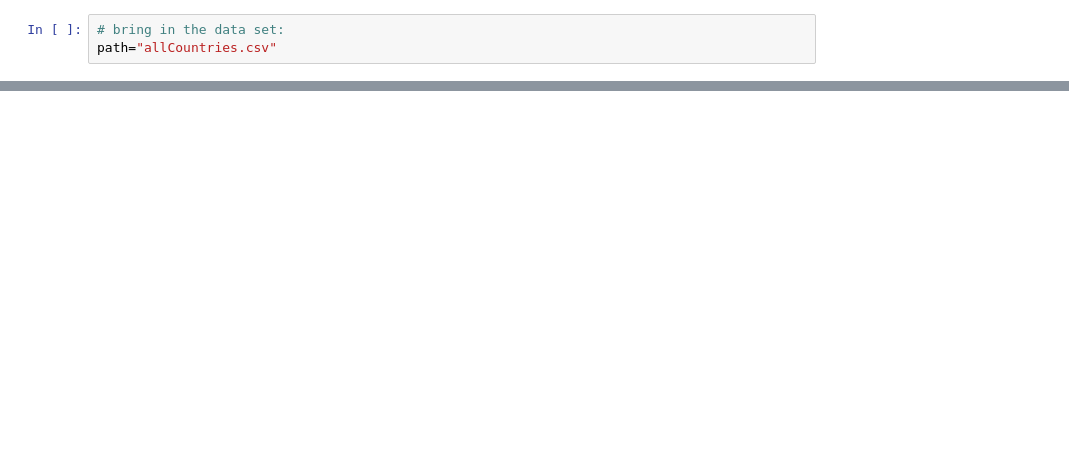
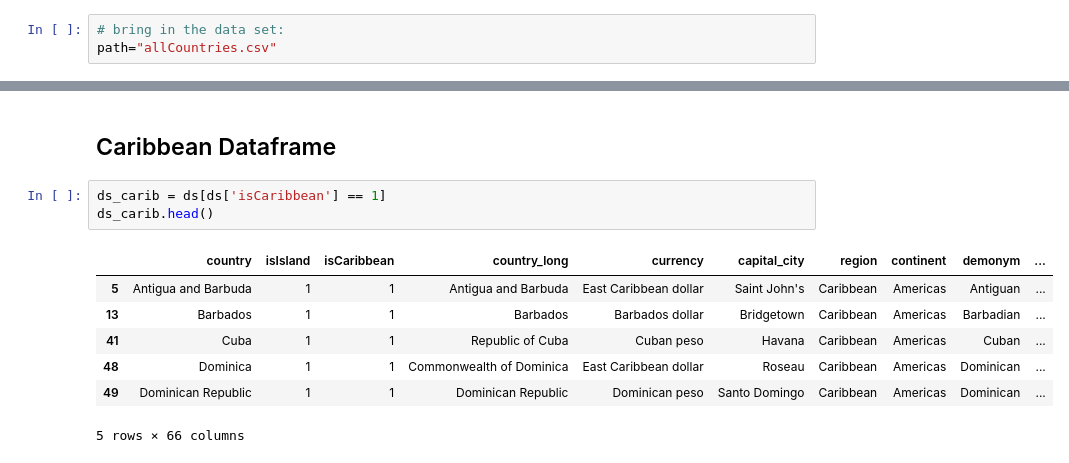
Before and after one commit to banditFox/discoveringIslands, a Jupyter notebook: discoveringIslands2023.ipynb, the cells around one changed output, grey strips where cells are left out. Cells and saved outputs as stored; diff of their text form; blank space fills up the shorter version.

```diff
--- a/discoveringIslands2023.ipynb
+++ b/discoveringIslands2023.ipynb
@@ -78,0 +179,13 @@ ds.describe().T
+# %% [markdown]
+## Caribbean Dataframe
+# %%
+ds_carib = ds[ds['isCaribbean'] == 1]
+ds_carib.head()
+# %% [output]
+|  | country | isIsland | isCaribbean | country_long | currency | capital_city | region | continent | demonym | ... |
+| 5 | Antigua and Barbuda | 1 | 1 | Antigua and Barbuda | East Caribbean dollar | Saint John's | Caribbean | Americas | Antiguan | ... |
+| 13 | Barbados | 1 | 1 | Barbados | Barbados dollar | Bridgetown | Caribbean | Americas | Barbadian | ... |
+| 41 | Cuba | 1 | 1 | Republic of Cuba | Cuban peso | Havana | Caribbean | Americas | Cuban | ... |
+| 48 | Dominica | 1 | 1 | Commonwealth of Dominica | East Caribbean dollar | Roseau | Caribbean | Americas | Dominican | ... |
+| 49 | Dominican Republic | 1 | 1 | Dominican Republic | Dominican peso | Santo Domingo | Caribbean | Americas | Dominican | ... |
+5 rows × 66 columns
```
Also changed, not shown: parts of 11 cells of this notebook, 1 other file.
